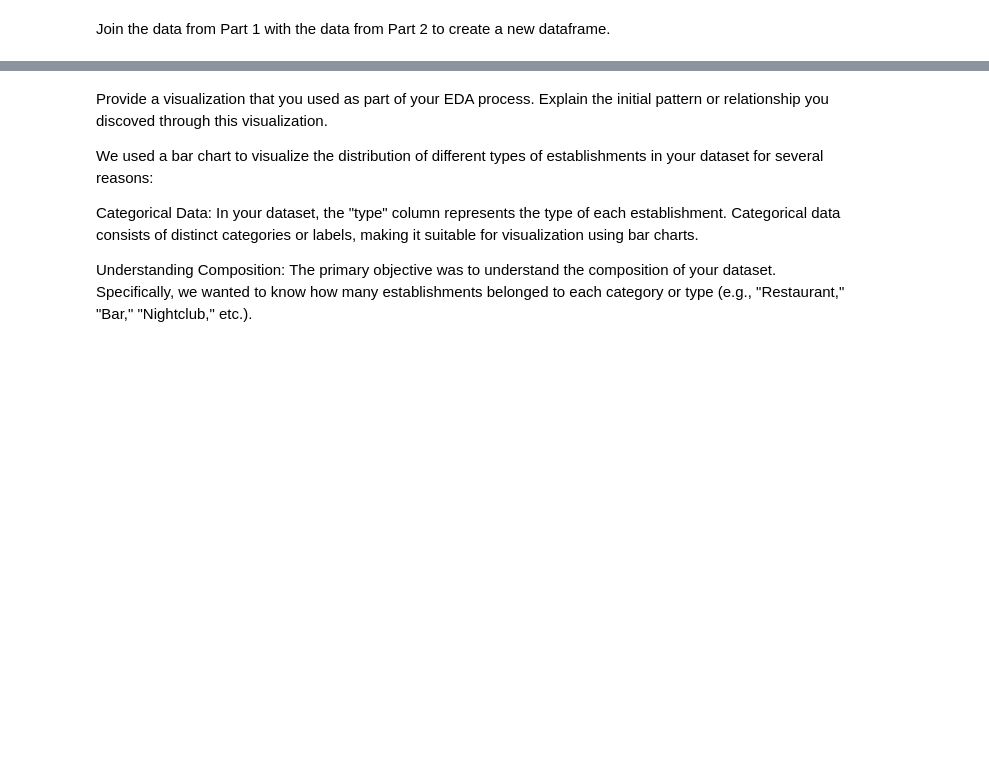
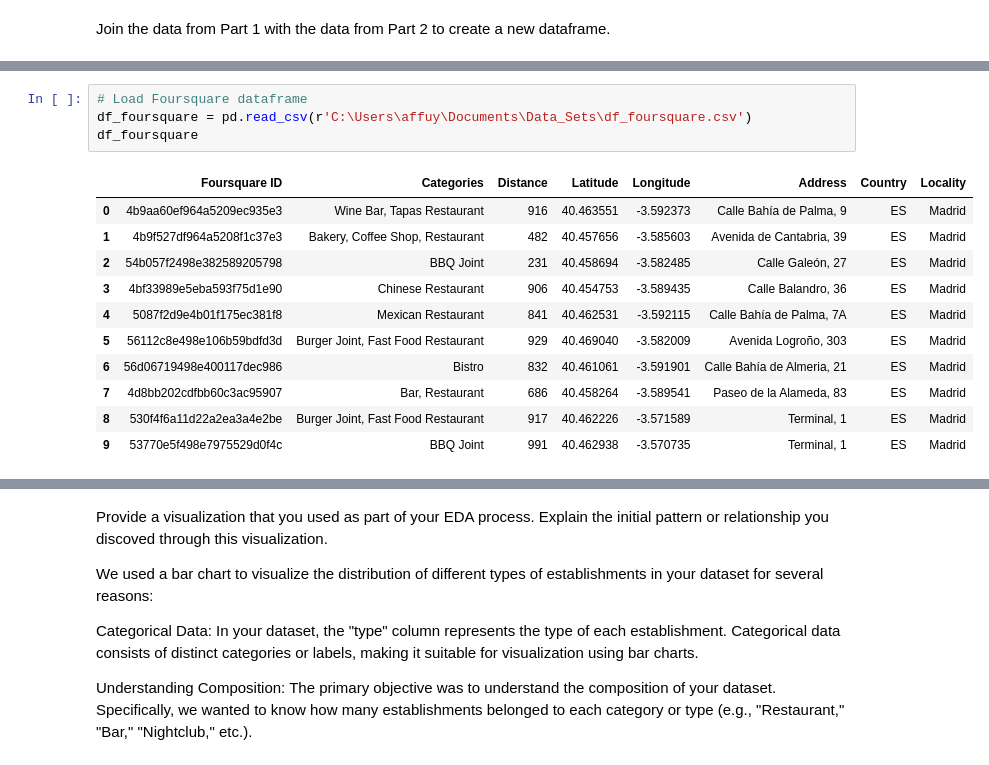
Before and after one commit to Affuya/LHL-Statistical-Modelling-Project, a Jupyter notebook: notebooks/joining_data.ipynb, the cells around one changed output, grey strips where cells are left out. Drawn from its saved outputs; the diff is of its cells as text; blank space fills up the shorter version.

```diff
--- a/notebooks/joining_data.ipynb
+++ b/notebooks/joining_data.ipynb
@@ -14,0 +19,16 @@ combined_df = pd.concat([df_yelp, df_foursquare], axis=0)
+# %%
+# Load Foursquare dataframe
+df_foursquare = pd.read_csv(r'C:\Users\affuy\Documents\Data_Sets\df_foursquare.csv')
+df_foursquare
+# %% [output]
+|  | Foursquare ID | Categories | Distance | Latitude | Longitude | Address | Country | Locality |
+| 0 | 4b9aa60ef964a5209ec935e3 | Wine Bar, Tapas Restaurant | 916 | 40.463551 | -3.592373 | Calle Bahía de Palma, 9 | ES | Madrid |
+| 1 | 4b9f527df964a5208f1c37e3 | Bakery, Coffee Shop, Restaurant | 482 | 40.457656 | -3.585603 | Avenida de Cantabria, 39 | ES | Madrid |
+| 2 | 54b057f2498e382589205798 | BBQ Joint | 231 | 40.458694 | -3.582485 | Calle Galeón, 27 | ES | Madrid |
+| 3 | 4bf33989e5eba593f75d1e90 | Chinese Restaurant | 906 | 40.454753 | -3.589435 | Calle Balandro, 36 | ES | Madrid |
+| 4 | 5087f2d9e4b01f175ec381f8 | Mexican Restaurant | 841 | 40.462531 | -3.592115 | Calle Bahía de Palma, 7A | ES | Madrid |
+| 5 | 56112c8e498e106b59bdfd3d | Burger Joint, Fast Food Restaurant | 929 | 40.469040 | -3.582009 | Avenida Logroño, 303 | ES | Madrid |
+| 6 | 56d06719498e400117dec986 | Bistro | 832 | 40.461061 | -3.591901 | Calle Bahía de Almeria, 21 | ES | Madrid |
+| 7 | 4d8bb202cdfbb60c3ac95907 | Bar, Restaurant | 686 | 40.458264 | -3.589541 | Paseo de la Alameda, 83 | ES | Madrid |
+| 8 | 530f4f6a11d22a2ea3a4e2be | Burger Joint, Fast Food Restaurant | 917 | 40.462226 | -3.571589 | Terminal, 1 | ES | Madrid |
+| 9 | 53770e5f498e7975529d0f4c | BBQ Joint | 991 | 40.462938 | -3.570735 | Terminal, 1 | ES | Madrid |
```
Also changed, not shown: parts of 27 cells of this notebook, 1 other file.
